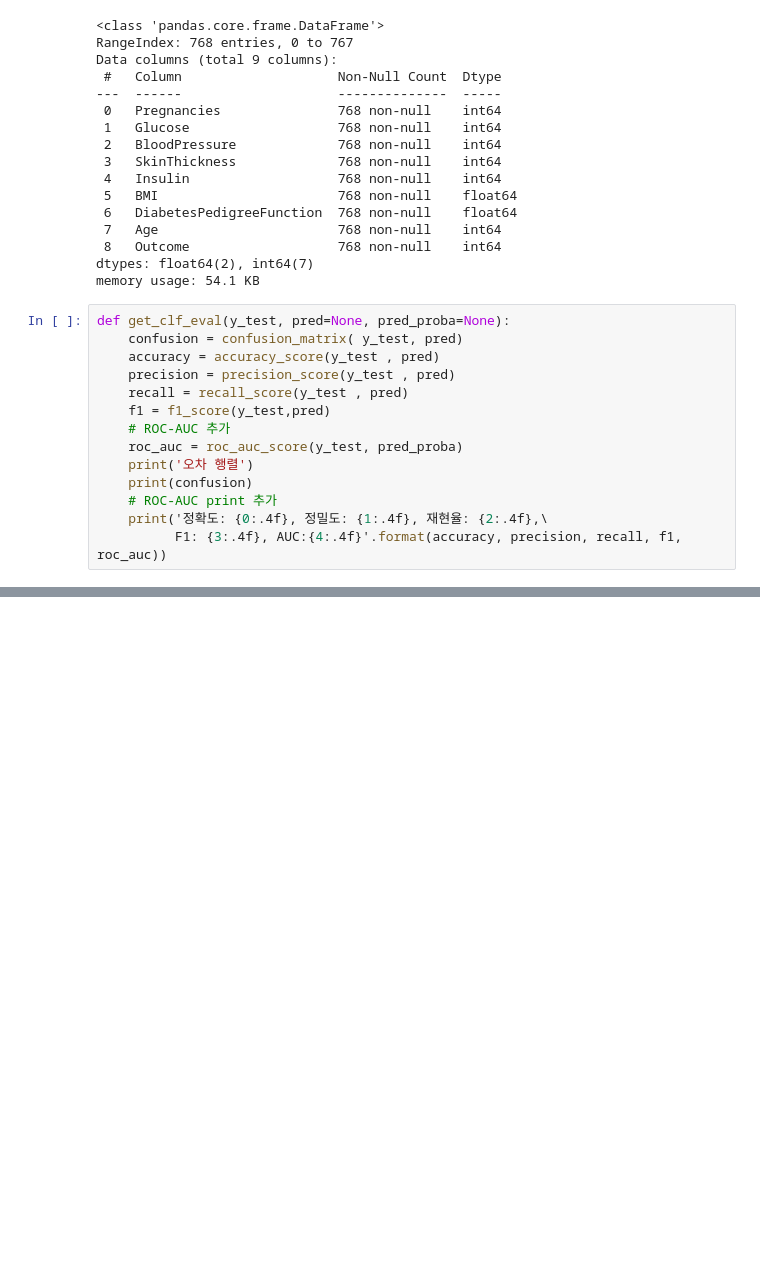
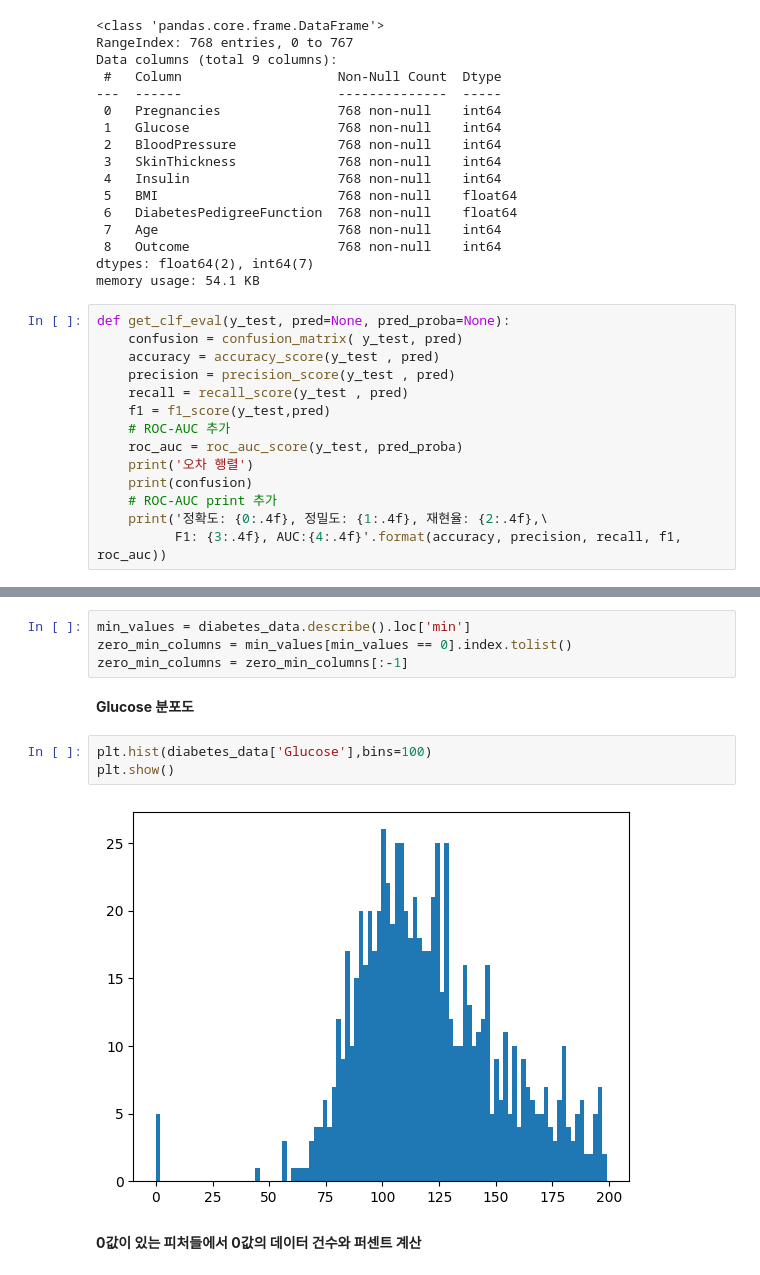
Before and after one commit to SongBeom00/ML, a Jupyter notebook: perfect_guide/3장/3.6 피마 인디언 당뇨병 예측.ipynb, the cells around one changed output, grey strips where cells are left out. Cells and saved outputs as stored; diff of their text form; blank space fills up the shorter version.

```diff
--- a/perfect_guide/3장/3.6 피마 인디언 당뇨병 예측.ipynb
+++ b/perfect_guide/3장/3.6 피마 인디언 당뇨병 예측.ipynb
@@ -57,0 +124,13 @@ def get_clf_eval(y_test, pred=None, pred_proba=None):
+# %%
+min_values = diabetes_data.describe().loc['min']
+zero_min_columns = min_values[min_values == 0].index.tolist()
+zero_min_columns = zero_min_columns[:-1]
+# %% [markdown]
+**Glucose 분포도**
+# %%
+plt.hist(diabetes_data['Glucose'],bins=100)
+plt.show()
+# %% [output]
+[figure, added]
+# %% [markdown]
+**0값이 있는 피처들에서 0값의 데이터 건수와 퍼센트 계산**
```
Also changed, not shown: parts of 17 cells of this notebook, 2 other files.
